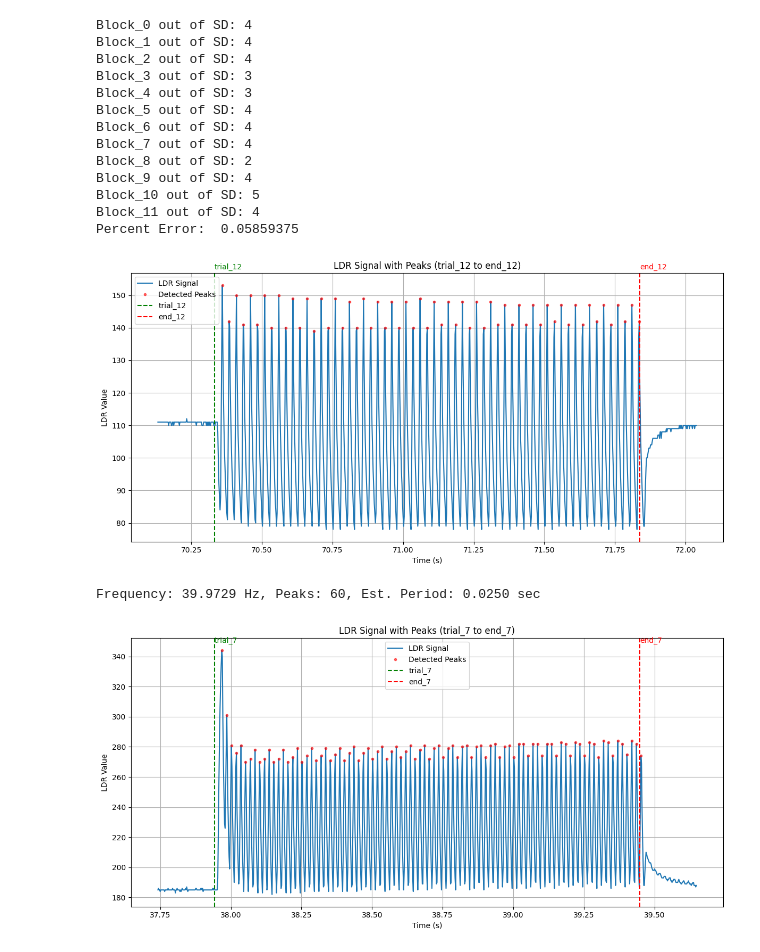
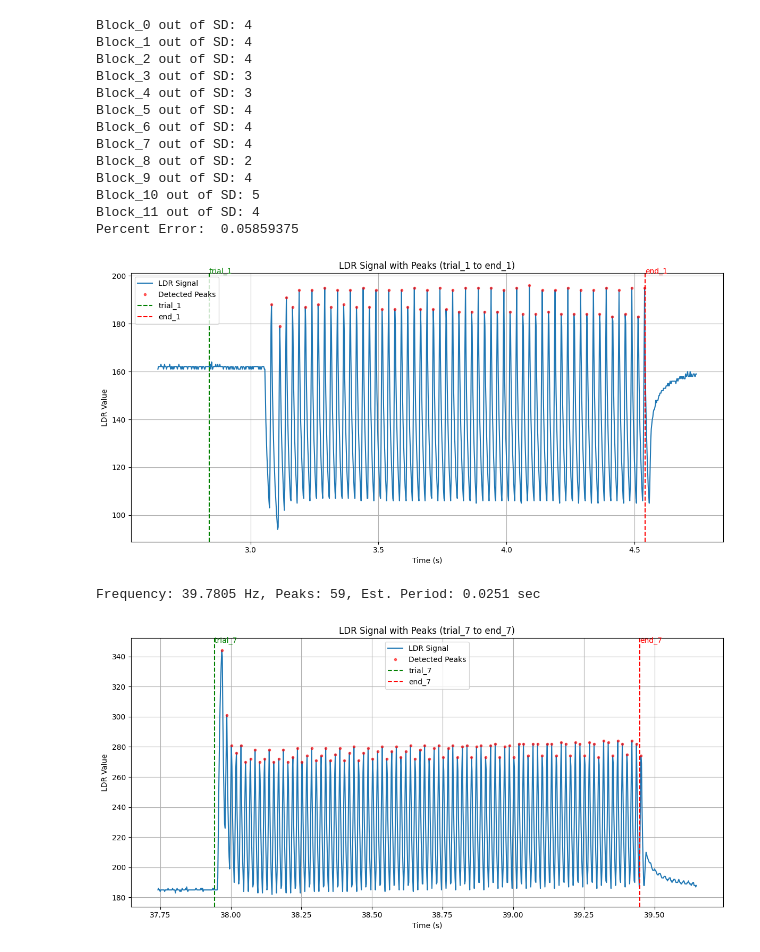
Before and after one commit to boannas/Photocell-checker, a Jupyter notebook: photocell/python_file/plot.ipynb, the cells around one changed output. Saved outputs shown, nothing was run; the diff lists cells and outputs as text; code cells hidden in the pictures.

```diff
--- a/photocell/python_file/plot.ipynb
+++ b/photocell/python_file/plot.ipynb
@@ -18,6 +18,6 @@ n_block = 18
 monitor_frequency = 120     # NX monitor
 
 sr = 500    # Photocell Sampling rate
-threshold = 125     # Photocell threshold
+threshold = 170     # Photocell threshold
 # %%
 # Subject ID
@@ -43,7 +43,7 @@ for i in range(1,n_block+1):
         trial_labels, freqs = func.collect_frequencies(df,num_trial=n_trial, monitor_freq=monitor_frequency, sr=sr,threshold=threshold)
 
         # Plot overall freq check
-        error_trial.append(func.plot_all_frequency_and_ldr(df, block_num=i, n_trial=n_trial, frequencies=freqs, trial_labels=trial_labels, plot=False))
+        error_trial.append(func.plot_all_frequency_and_ldr(df, block_num=i, n_trial=n_trial, frequencies=freqs, trial_labels=trial_labels, plot=True))
 
     except FileNotFoundError:
         print(f"Block {i} file note found")
@@ -89,26 +94,26 @@ Block_11 out of SD: 4
 Percent Error:  0.05859375
 # %%
 # Plot specific Block-Trial
-block_id = 7
-trial_num = 12
+block_id = 1
+trial_num = 1
 
 try:
     filename = f's{subject}_block_{block_id}_process.csv'
     filename = os.path.join(process_path,subject_path, filename)
     df = pd.read_csv(filename)
     df = func.preprocess_ldr(df)
 
     func.plot_peaks_in_trial(df, f'trial_{trial_num}', f'end_{trial_num}', distance=5, height=threshold)
 
     # For specific plot
     # func.plot_ldr_data_with_markers(df=df)  # plot all photocell_value-marker
     # func.plot_frequency_stability(trial_labels, freqs)
     # func.plot_hist_freq(freqs=freqs)
 except FileNotFoundError:
     print(f"File Block: {block_id}, trial: {trial_num} Not found")
 # %% [output]
-[figure, old version]
+[figure, new version]
-Frequency: 39.9729 Hz, Peaks: 60, Est. Period: 0.0250 sec
+Frequency: 39.7805 Hz, Peaks: 59, Est. Period: 0.0251 sec
 # %%
 # Plot specific Block-Trial
 block_id = 2
```
Also changed, not shown: parts of 2 cells of this notebook, 9 other files.
